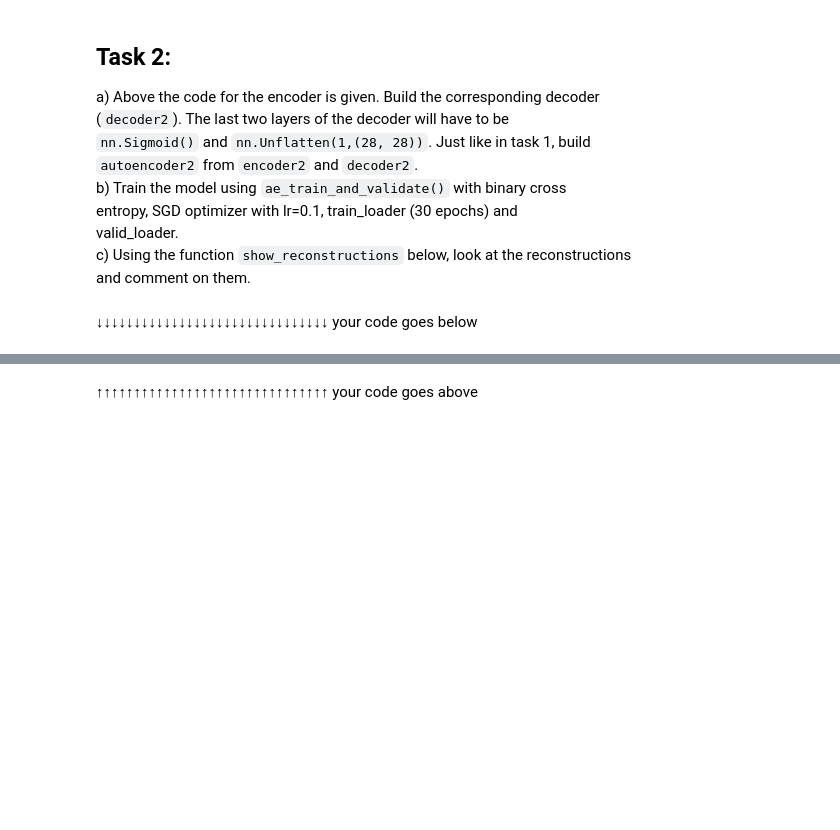
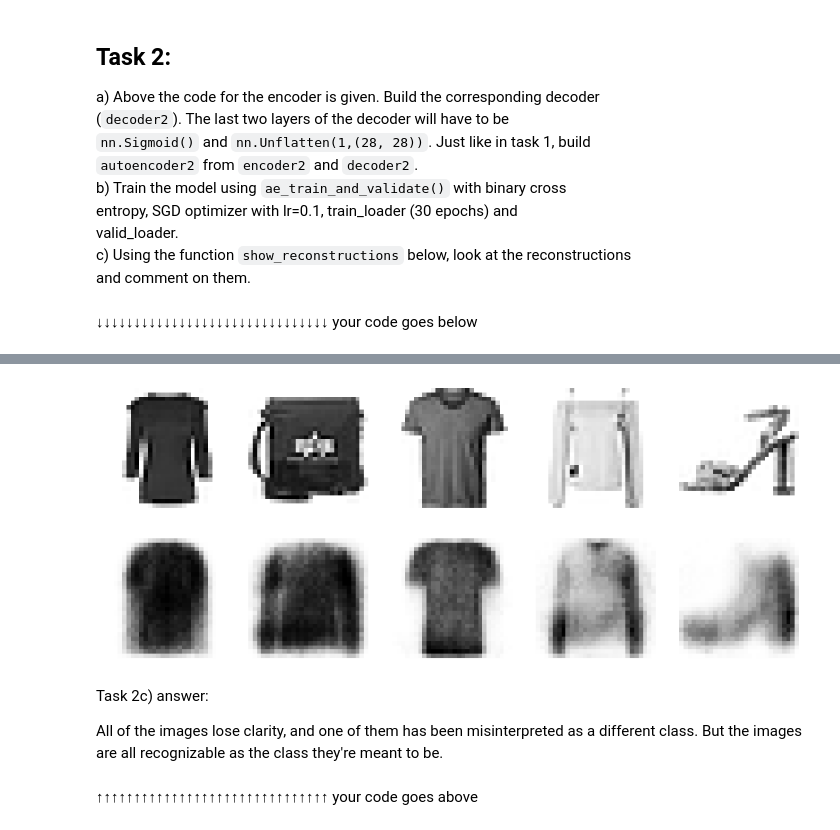
Before and after one commit to JaySeeDub/Coding-Dojo, a Jupyter notebook: Exercises/08_autoencoders_and_gans.ipynb, the cells around one changed output, grey strips where cells are left out. Saved outputs shown, nothing was run; the diff lists cells and outputs as text; code cells hidden in the pictures; blank space fills up the shorter version.

```diff
--- a/Exercises/08_autoencoders_and_gans.ipynb
+++ b/Exercises/08_autoencoders_and_gans.ipynb
@@ -436,0 +442,12 @@ Task 2c) answer:
+# %%
+decoder2 = nn.Sequential(
+    nn.Linear(30, 100),
+    nn.SELU(),
+    nn.Linear(100, 784),
+    nn.Sigmoid(),
+    nn.Unflatten(1,(28, 28)))
+
+autoencoder2 = nn.Sequential(encoder2, decoder2)
+optimizer = torch.optim.SGD(autoencoder2.parameters(), lr=0.1)
+criterion = nn.BCELoss()
+history, autoencoder2 = ae_train_and_validate(train_loader, valid_loader, autoencoder2, optimizer, criterion, 30)
@@ -437,3 +472,11 @@ Task 2c) answer:
+# %%
+show_reconstructions(autoencoder2)
+# %% [output]
+[figure, added]
+# %% [markdown]
+Task 2c) answer:
+
+All of the images lose clarity, and one of them has been misinterpreted as a different class. But the images are all recognizable as the class they're meant to be.
 # %% [markdown]
 ↑↑↑↑↑↑↑↑↑↑↑↑↑↑↑↑↑↑↑↑↑↑↑↑↑↑↑↑↑↑↑ your code goes above
 # %% [markdown]
```
Also changed, not shown: parts of 10 cells of this notebook.
